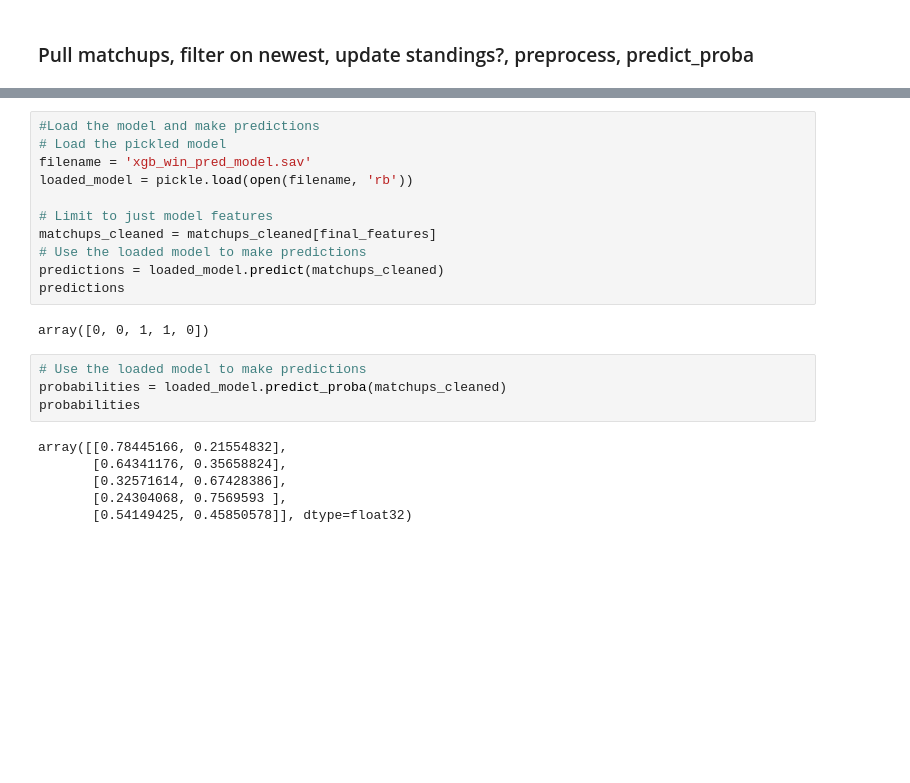
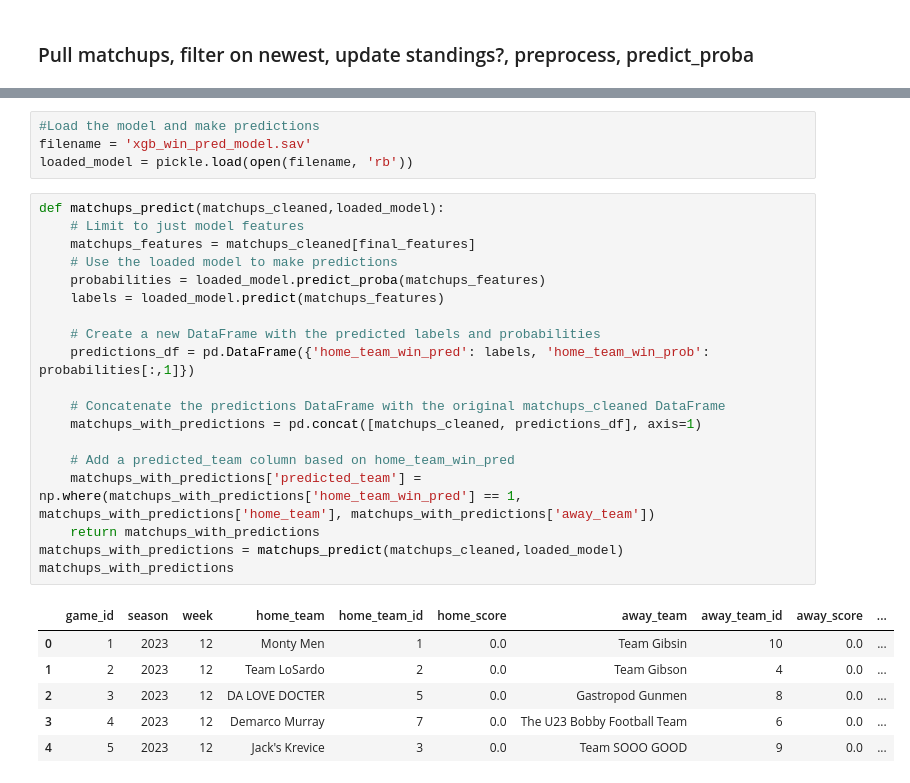
Before and after one commit to drakeweissman/fantasy, a Jupyter notebook: win_pred_model.ipynb, the cells around one changed output, grey strips where cells are left out. Cells and saved outputs as stored; diff of their text form; blank space fills up the shorter version.

```diff
--- a/win_pred_model.ipynb
+++ b/win_pred_model.ipynb
@@ -304,25 +302,32 @@ matchups_cleaned
 # %%
 #Load the model and make predictions
-# Load the pickled model
 filename = 'xgb_win_pred_model.sav'
 loaded_model = pickle.load(open(filename, 'rb'))
-
-# Limit to just model features
-matchups_cleaned = matchups_cleaned[final_features]
-# Use the loaded model to make predictions
-predictions = loaded_model.predict(matchups_cleaned)
-predictions
-# %% [output]
-array([0, 0, 1, 1, 0])
-# %%
-# Use the loaded model to make predictions
-probabilities = loaded_model.predict_proba(matchups_cleaned)
-probabilities
-# %% [output]
-array([[0.78445166, 0.21554832],
-       [0.64341176, 0.35658824],
-       [0.32571614, 0.67428386],
-       [0.24304068, 0.7569593 ],
-       [0.54149425, 0.45850578]], dtype=float32)
+# %%
+def matchups_predict(matchups_cleaned,loaded_model):
+    # Limit to just model features
+    matchups_features = matchups_cleaned[final_features]
+    # Use the loaded model to make predictions
+    probabilities = loaded_model.predict_proba(matchups_features)
+    labels = loaded_model.predict(matchups_features)
+
+    # Create a new DataFrame with the predicted labels and probabilities
+    predictions_df = pd.DataFrame({'home_team_win_pred': labels, 'home_team_win_prob': probabilities[:,1]})
+
+    # Concatenate the predictions DataFrame with the original matchups_cleaned DataFrame
+    matchups_with_predictions = pd.concat([matchups_cleaned, predictions_df], axis=1)
+
+    # Add a predicted_team column based on home_team_win_pred
+    matchups_with_predictions['predicted_team'] = np.where(matchups_with_predictions['home_team_win_pred'] == 1, matchups_with_predictions['home_team'], matchups_with_predictions['away_team'])
+    return matchups_with_predictions
+matchups_with_predictions = matchups_predict(matchups_cleaned,loaded_model)
+matchups_with_predictions
+# %% [output]
+|  | game_id | season | week | home_team | home_team_id | home_score | away_team | away_team_id | away_score | ... |
+| 0 | 1 | 2023 | 12 | Monty Men | 1 | 0.0 | Team Gibsin | 10 | 0.0 | ... |
+| 1 | 2 | 2023 | 12 | Team LoSardo | 2 | 0.0 | Team Gibson | 4 | 0.0 | ... |
+| 2 | 3 | 2023 | 12 | DA LOVE DOCTER | 5 | 0.0 | Gastropod Gunmen | 8 | 0.0 | ... |
+| 3 | 4 | 2023 | 12 | Demarco Murray | 7 | 0.0 | The U23 Bobby Football Team | 6 | 0.0 | ... |
+| 4 | 5 | 2023 | 12 | Jack's Krevice | 3 | 0.0 | Team SOOO GOOD | 9 | 0.0 | ... |
 # %%
 # Use shap to check feature importance for each of the 5 predictions in the current week
```
Also changed, not shown: parts of 13 cells of this notebook, 3 other files.
